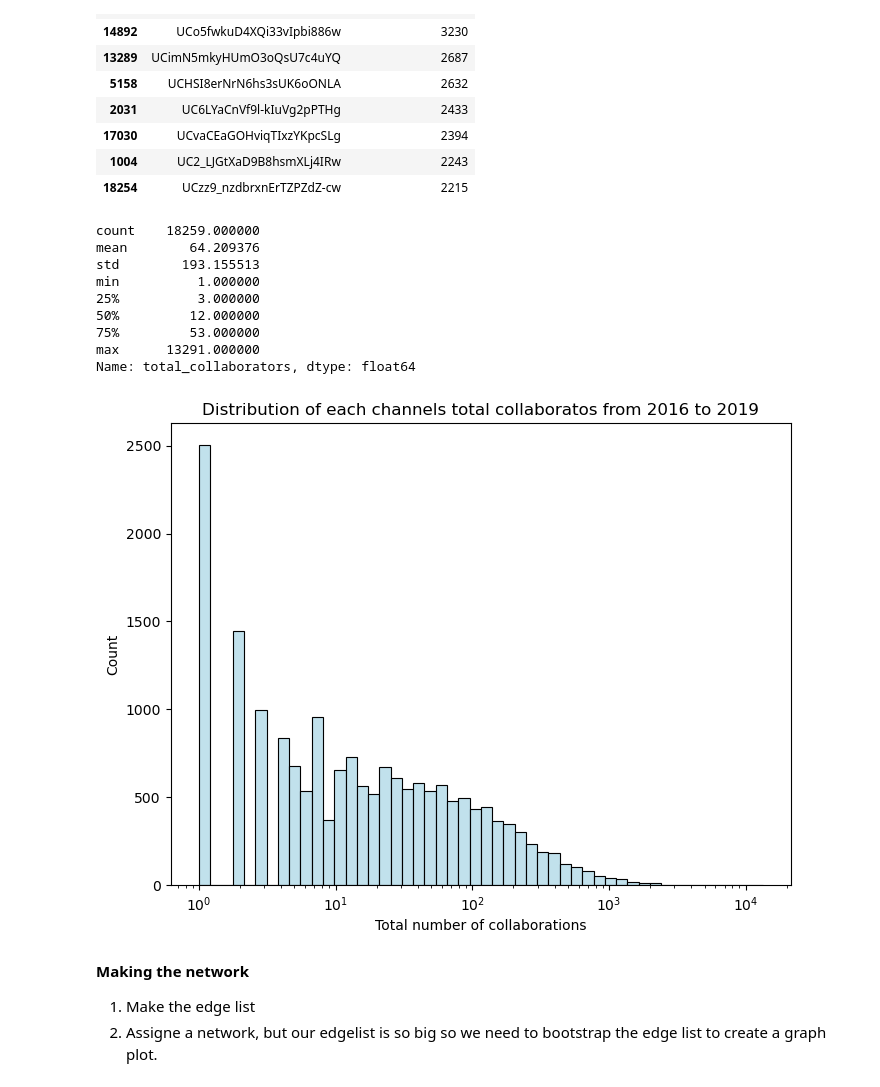
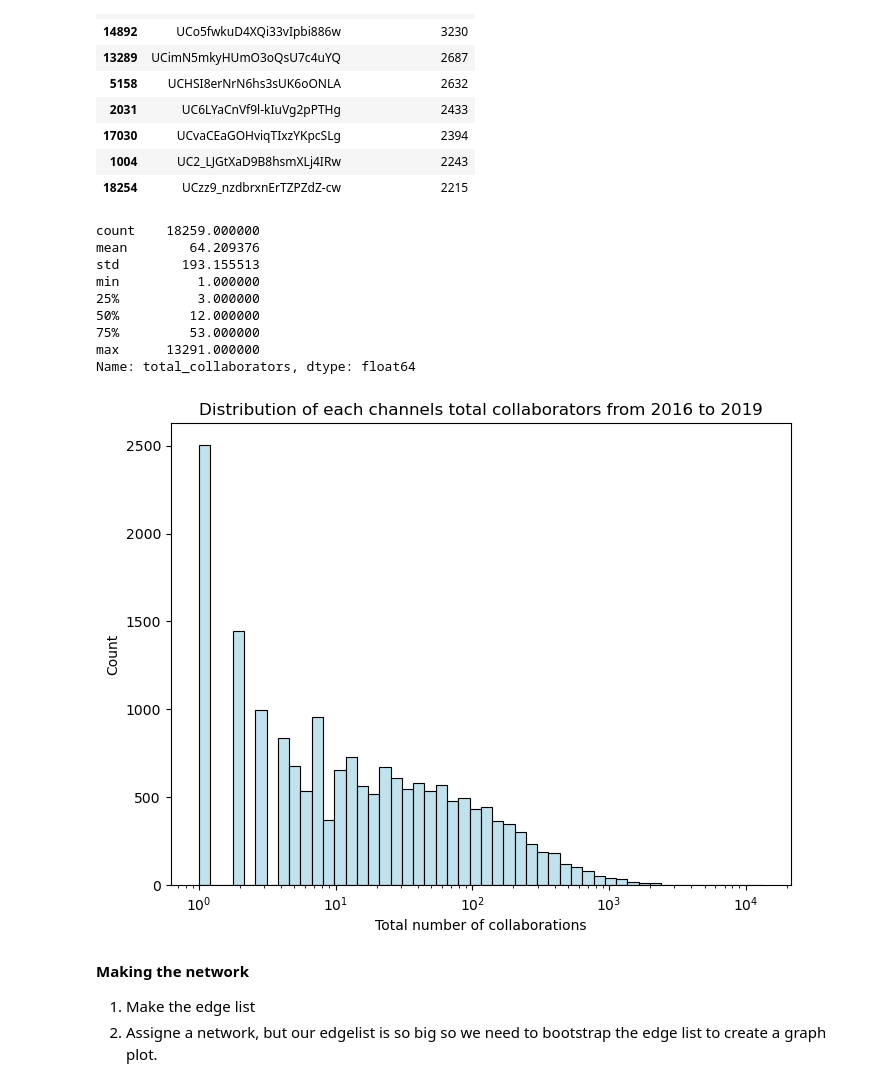
Before and after one commit to epfl-ada/ada-2023-project-adacadabra, a Jupyter notebook: Final_notebook_mats.ipynb, the cells around one changed output. Drawn from its saved outputs; the diff is of its cells as text; code cells hidden in the pictures.

```diff
--- a/Final_notebook_mats.ipynb
+++ b/Final_notebook_mats.ipynb
@@ -188,25 +188,25 @@ aggregated_collaborators_df.sort_values(by = 'total_collaborators',ascending=Fal
 # %%
 #The distribution of collaborators:
 print(aggregated_collaborators_df['total_collaborators'].describe())
 
 # Histogram with adjusted bins and log scale
 plt.figure(figsize=(8, 6))
 sns.histplot(aggregated_collaborators_df, x="total_collaborators", bins=50, color='lightblue',log_scale=True)
 plt.xlabel('Total number of collaborations')
-plt.title('Distribution of each channels total collaboratos from 2016 to 2019')
+plt.title('Distribution of each channels total collaborators from 2016 to 2019')
 plt.savefig('Total_collaborators.png')
 plt.show()
 # %% [output]
 count    18259.000000
 mean        64.209376
 std        193.155513
 min          1.000000
 25%          3.000000
 50%         12.000000
 75%         53.000000
 max      13291.000000
 Name: total_collaborators, dtype: float64
-[figure, old version]
+[figure, new version]
 # %% [markdown]
 **Making the network**
 1) Make the edge list
```
Also changed, not shown: parts of 11 cells of this notebook, 6 other files.
